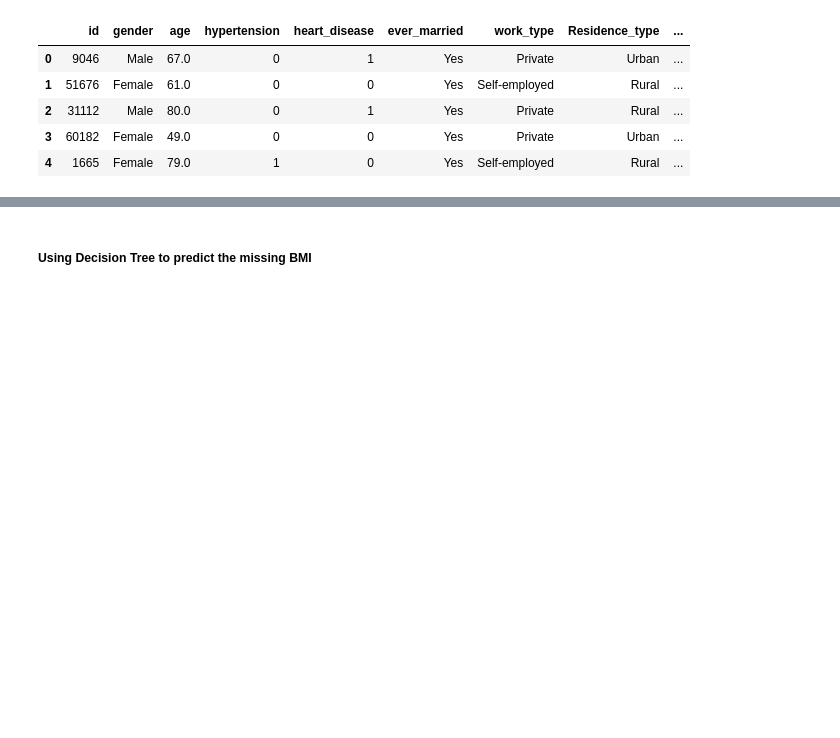
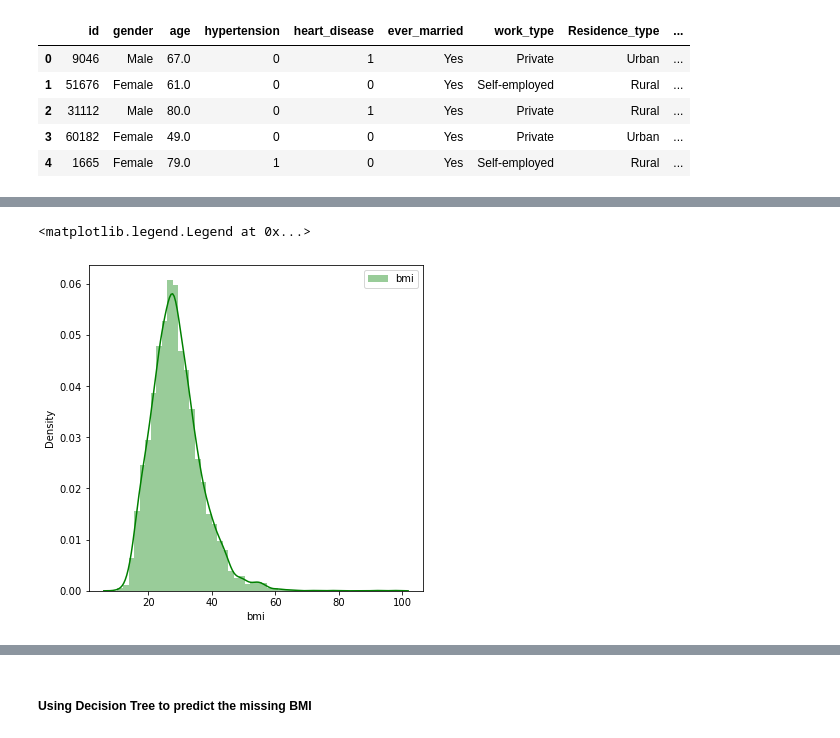
Before and after one commit to DiniduRathnayaka/ML_Assigment2_IT19173146_IT19128078_IT19196534_IT19117492, a Jupyter notebook: Stroke_Prediction_Supervised_Learning.ipynb, the cells around one changed output, grey strips where cells are left out. Drawn from its saved outputs; the diff is of its cells as text; code cells hidden in the pictures; blank space fills up the shorter version.

```diff
--- a/Stroke_Prediction_Supervised_Learning.ipynb
+++ b/Stroke_Prediction_Supervised_Learning.ipynb
@@ -18,0 +92,7 @@ df.head()
+# %%
+fig = plt.figure(figsize=(6,6))
+sns.distplot(df.bmi, color="green", label="bmi", kde= True)
+plt.legend()
+# %% [output]
+<matplotlib.legend.Legend at 0x...>
+[figure, added]
```
Also changed, not shown: parts of 24 cells of this notebook.
